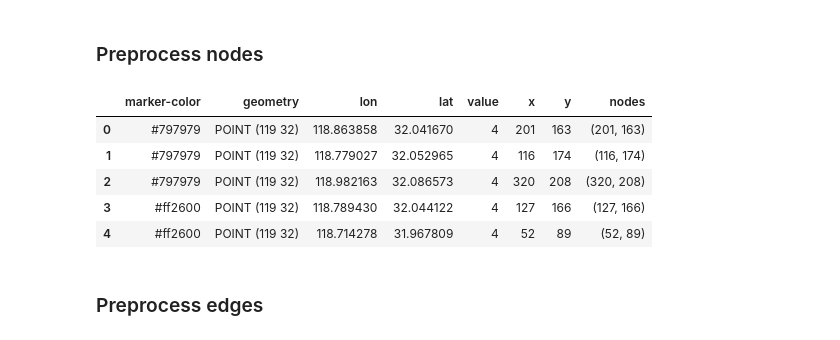
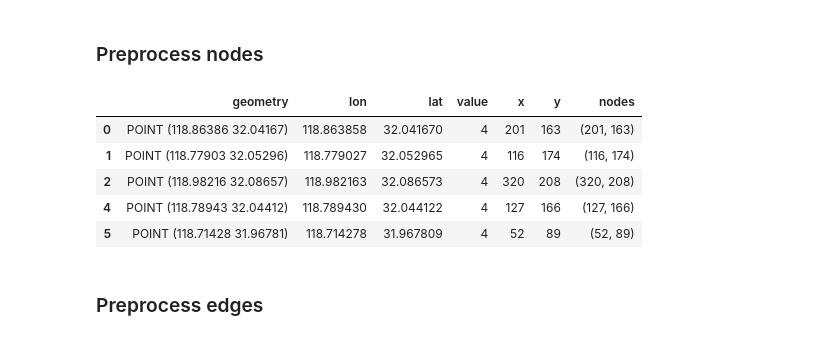
Before and after one commit to MoeBuTa/SlimeMould, a Jupyter notebook: slime.ipynb, the cells around one changed output. Drawn from its saved outputs; the diff is of its cells as text; code cells hidden in the pictures.

```diff
--- a/slime.ipynb
+++ b/slime.ipynb
@@ -19,37 +20,32 @@ stations = gpd.read_file('database/nanjing_nodes.geojson')
 routes = gpd.read_file('database/nanjing_edges.geojson')
 # drop irrelevant columns and null value
 stations = stations.drop(['name', 'marker-symbol', 'marker-size'], axis=1)
-routes = routes.drop(['name', 'ref'], axis=1)
-stations = stations[~stations['marker-color'].isnull()].reset_index().drop(['index'], axis=1)
-# gpd.options.display_precision = 4
-# fig, ax = plt.subplots(figsize=(10, 10))
-# stations.plot(ax=ax, column=stations['marker-color'], zorder=2)
-# routes.plot(ax=ax, column='stroke', zorder=1)
-# plt.show()
+routes = routes.drop(['name', 'ref'], axis=1).reset_index()
+stations = stations[~stations['marker-color'].isnull()].reset_index().drop(['index', 'marker-color'], axis=1)
 # %% [markdown]
 ### Preprocess nodes
 # %%
 stations['lon'], stations['lat'] = stations.geometry.x, stations.geometry.y
 stations['value'] = 4
 min_lon = min(stations['lon'])
 min_lat = min(stations['lat'])
 # scaling lon lat values
 stations['x'] = stations.lon.apply(lambda x: int((x - min_lon) * (10**3)))
 stations['y'] = stations.lat.apply(lambda y: int((y - min_lat) * (10**3)))
 # subset the data
-stations = stations[((stations['x']>150) & (stations['x']<500)) & ((stations['y']>530) & (stations['y']<800))].reset_index().drop(['index'], axis=1)
+stations = stations[((stations['x']>150) & (stations['x']<500)) & ((stations['y']>530) & (stations['y']<800))]
 min_x = min(stations['x'])
 min_y = min(stations['y'])
 stations['x'] = stations.x.apply(lambda x: int(x - min_x)+10)
 stations['y'] = stations.y.apply(lambda y: int(y - min_y)+10)
 stations['nodes'] = stations[['x', 'y']].apply(tuple, axis=1)
 stations.head()
 # %% [output]
-|  | marker-color | geometry | lon | lat | value | x | y | nodes |
-| 0 | #797979 | POINT (119 32) | 118.863858 | 32.041670 | 4 | 201 | 163 | (201, 163) |
-| 1 | #797979 | POINT (119 32) | 118.779027 | 32.052965 | 4 | 116 | 174 | (116, 174) |
-| 2 | #797979 | POINT (119 32) | 118.982163 | 32.086573 | 4 | 320 | 208 | (320, 208) |
-| 3 | #ff2600 | POINT (119 32) | 118.789430 | 32.044122 | 4 | 127 | 166 | (127, 166) |
-| 4 | #ff2600 | POINT (119 32) | 118.714278 | 31.967809 | 4 | 52 | 89 | (52, 89) |
+|  | geometry | lon | lat | value | x | y | nodes |
+| 0 | POINT (118.86386 32.04167) | 118.863858 | 32.041670 | 4 | 201 | 163 | (201, 163) |
+| 1 | POINT (118.77903 32.05296) | 118.779027 | 32.052965 | 4 | 116 | 174 | (116, 174) |
+| 2 | POINT (118.98216 32.08657) | 118.982163 | 32.086573 | 4 | 320 | 208 | (320, 208) |
+| 4 | POINT (118.78943 32.04412) | 118.789430 | 32.044122 | 4 | 127 | 166 | (127, 166) |
+| 5 | POINT (118.71428 31.96781) | 118.714278 | 31.967809 | 4 | 52 | 89 | (52, 89) |
 # %% [markdown]
 ### Preprocess edges
```
Also changed, not shown: parts of 12 cells of this notebook, 5 other files.
